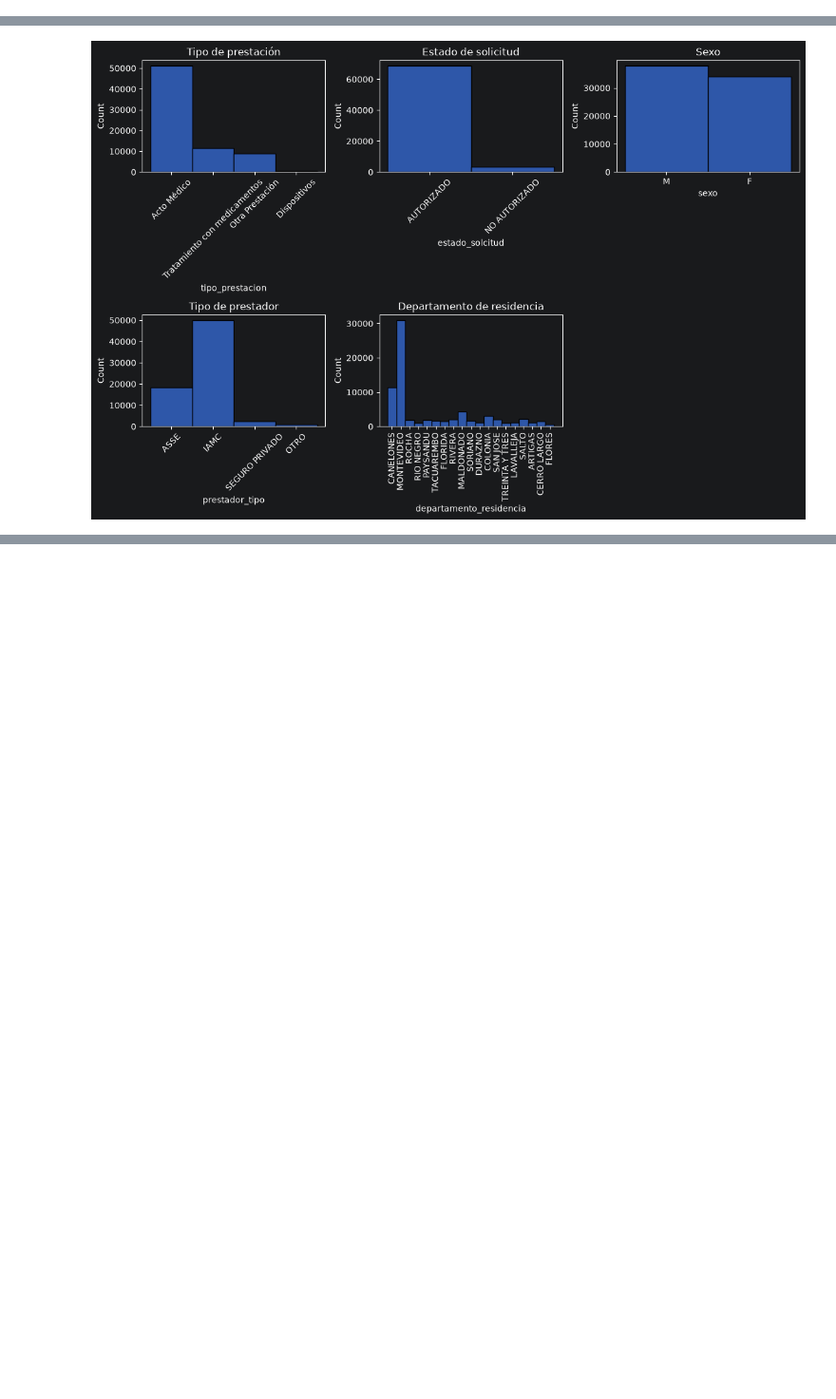
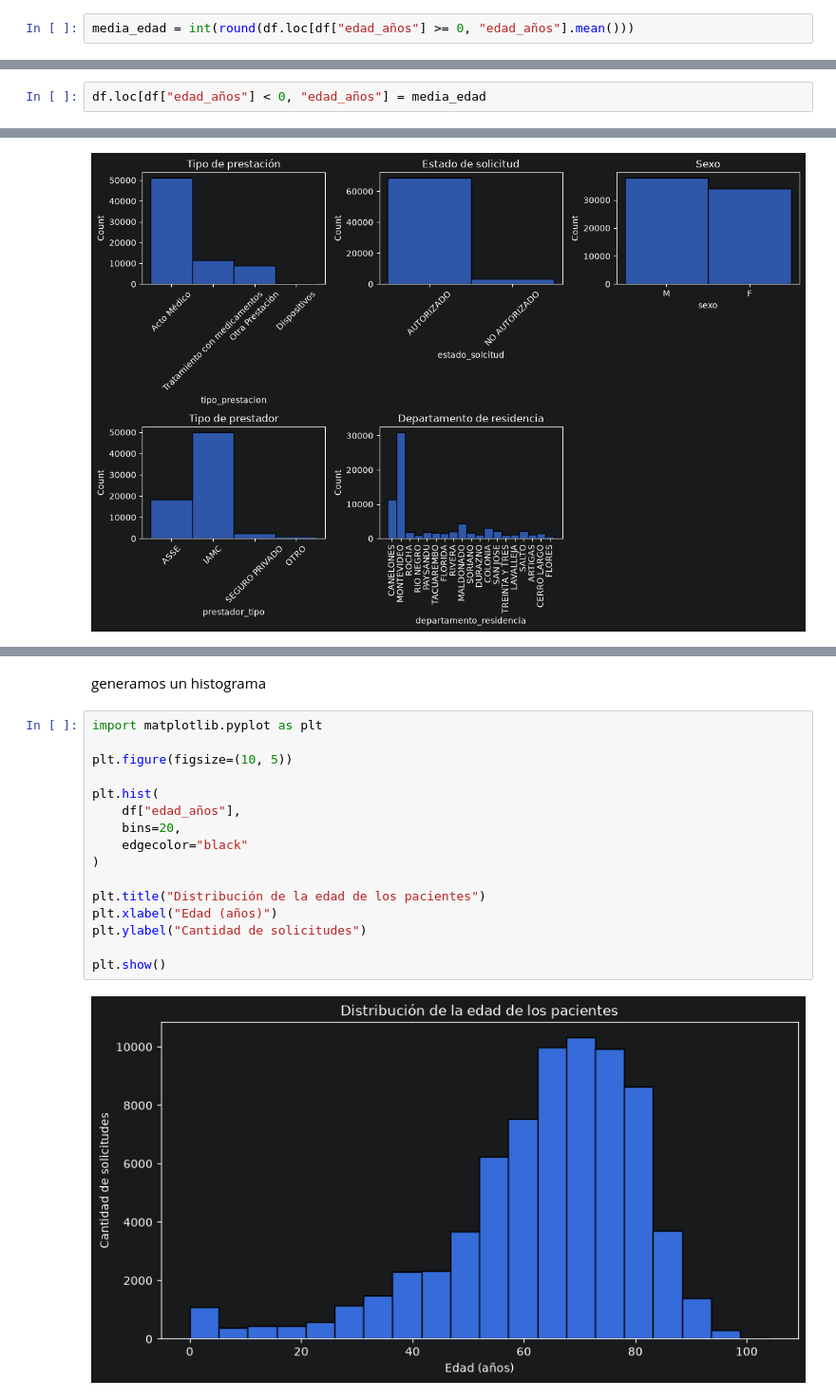
Before and after one commit to gperezucu/ucu-diploma-python_grupo_E, a Jupyter notebook: notebooks/practice.ipynb, the cells around one changed output, grey strips where cells are left out. Shown at 95% size. Cells and saved outputs as stored; diff of their text form; blank space fills up the shorter version.

```diff
--- a/notebooks/practice.ipynb
+++ b/notebooks/practice.ipynb
@@ -156,0 +311,2 @@ Verifico si hay duplicados y la cantidad, encontrando 10 solicitudes duplicadas
+# %%
+media_edad = int(round(df.loc[df["edad_años"] >= 0, "edad_años"].mean()))
@@ -156,0 +317,2 @@ Verifico si hay duplicados y la cantidad, encontrando 10 solicitudes duplicadas
+# %%
+df.loc[df["edad_años"] < 0, "edad_años"] = media_edad
@@ -294,0 +543,20 @@ plt.show()
+# %% [markdown]
+generamos un histograma
+# %%
+import matplotlib.pyplot as plt
+
+plt.figure(figsize=(10, 5))
+
+plt.hist(
+    df["edad_años"],
+    bins=20,
+    edgecolor="black"
+)
+
+plt.title("Distribución de la edad de los pacientes")
+plt.xlabel("Edad (años)")
+plt.ylabel("Cantidad de solicitudes")
+
+plt.show()
+# %% [output]
+[figure, added]
```
Also changed, not shown: parts of 52 cells of this notebook.
